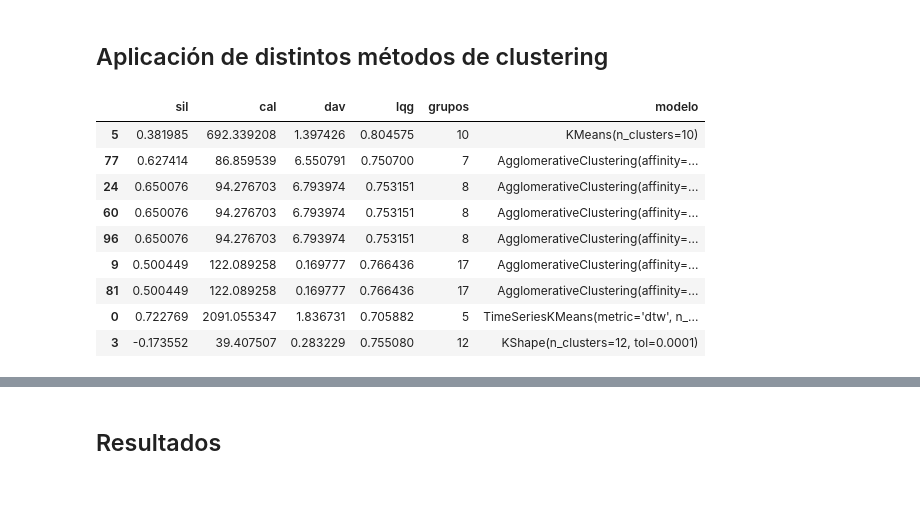
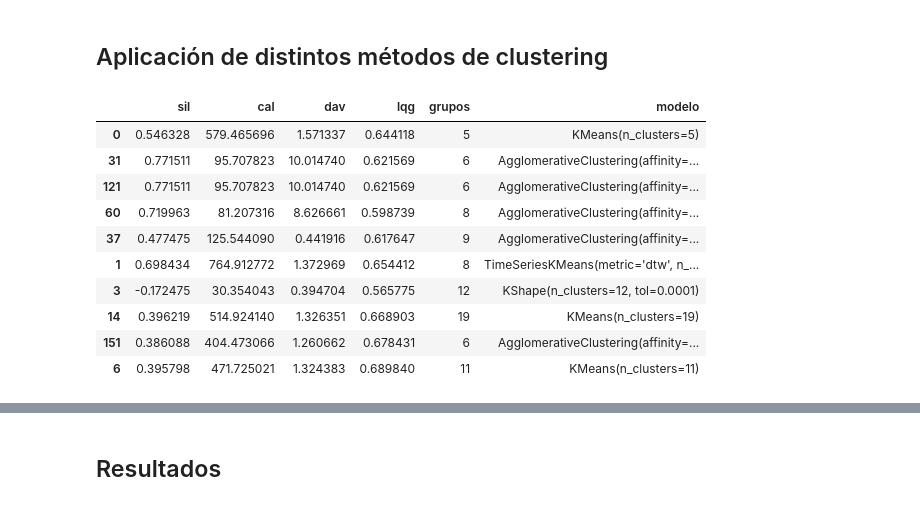
Before and after one commit to pabanib/Covid2, a Jupyter notebook: metodos_clust.ipynb, the cells around one changed output, grey strips where cells are left out. Drawn from its saved outputs; the diff is of its cells as text; code cells hidden in the pictures.

```diff
--- a/metodos_clust.ipynb
+++ b/metodos_clust.ipynb
@@ -66,7 +84,7 @@ lq_fall_conf = lq_[2]
 ind_fall_conf = lq_[0]
 
 #la variable se elige para comparar con diferentes opciones
-variable = covid2[['clasificac','personas']]
+variable = covid_acum[['clasificac','personas']]
 # %% [output]
 las cordenadas CRS son: POSGAR94
 El mes desde el cuál todos los dptos tienen al menos 1 contagiado es: 2021-01
@@ -114,8 +132,8 @@ pipe = sk.pipeline.Pipeline([
 # %%
 # ddefinimos unas metricas para evaluar resultaods
 from lq import *
-lqcovid = lq_peri(covid_acum[['clasificac','personas']])
-#lqcovid = lq_peri(covid2[['fallecido','personas']])
+lqcovid1 = lq_peri(covid_acum[['clasificac','personas']])
+lqcovid2 = lq_peri(covid_acum[['fallecido','personas']])
 
 from sklearn.metrics import silhouette_score,  calinski_harabasz_score
 def siluetas(X, model):
@@ -126,8 +144,9 @@ def inv_davies_bouldin(X,model):
     return (sk.metrics.davies_bouldin_score(X,model.labels_))**-1
 def indice_lq(X, model):
     grupos = model.labels_
-    ind = lqcovid.calcular_indice_debil(grupos)
-    return 1-ind
+    ind = lqcovid1.calcular_indice_debil(grupos)
+    ind2 = lqcovid2.calcular_indice_debil(grupos)
+    return 1-((ind+ind2)/2)
 # %%
 import sklearn.cluster
 hiperparam = {
@@ -212,6 +231,17 @@ hiperparam_kshape = {
 
 kshape = metodo(ts.KShape(),hiperparam_kshape, metricas)
 kshape.fit(XX)
+# %%
+ae = clustering_autoencoder(centroides, n_encoders = 8)
+encoders =  ae.fit_autoencoder_grupo(covid_acum,codiprov[['codpcia']].values)
+ae_km = metodo(sk.cluster.KMeans(), hiperparam, metricas)
+ae_aglo = metodo(sk.cluster.AgglomerativeClustering(),hyperparam_aglo, metricas)
+ae_km.fit(encoders)
+ae_aglo.fit(encoders)
+# %%
+encoders_tskm = ae.fit_autoencoder_grupo(covid_acum,tskm.best_model_['modelo'].iloc[0].labels_.reshape(-1,1))
+ae_tskm = metodo(sk.cluster.KMeans(), hiperparam, metricas)
+ae_tskm.fit(encoders_tskm)
 # %%
 def mapa_grupos(model):
     covid_acum_geo['grup'] = model.best_model_['modelo'].iloc[0].labels_
@@ -226,25 +257,26 @@ def metric_grup(model):
     plt.legend()
     plt.show()
 # %%
-lista = [kmeans,aglo, aglo_geo,aglo_geo2, tskm,kshape]
+lista = [kmeans,aglo, aglo_geo,aglo_geo2, tskm,kshape,ae_km, ae_aglo, ae_tskm]
 l = []
 for i in lista:
     df = i.best_metrics_.copy()
     model = i.best_model_
     df['grupos'] = model['modelo'].iloc[0].n_clusters
     df['modelo'] = model['modelo'].iloc[0]
     l.append(df)
 
 pd.concat(l)
 # %% [output]
 |  | sil | cal | dav | lqg | grupos | modelo |
-| 5 | 0.381985 | 692.339208 | 1.397426 | 0.804575 | 10 | KMeans(n_clusters=10) |
-| 77 | 0.627414 | 86.859539 | 6.550791 | 0.750700 | 7 | AgglomerativeClustering(affinity=... |
-| 24 | 0.650076 | 94.276703 | 6.793974 | 0.753151 | 8 | AgglomerativeClustering(affinity=... |
-| 60 | 0.650076 | 94.276703 | 6.793974 | 0.753151 | 8 | AgglomerativeClustering(affinity=... |
-| 96 | 0.650076 | 94.276703 | 6.793974 | 0.753151 | 8 | AgglomerativeClustering(affinity=... |
-| 9 | 0.500449 | 122.089258 | 0.169777 | 0.766436 | 17 | AgglomerativeClustering(affinity=... |
-| 81 | 0.500449 | 122.089258 | 0.169777 | 0.766436 | 17 | AgglomerativeClustering(affinity=... |
-| 0 | 0.722769 | 2091.055347 | 1.836731 | 0.705882 | 5 | TimeSeriesKMeans(metric='dtw', n_... |
-| 3 | -0.173552 | 39.407507 | 0.283229 | 0.755080 | 12 | KShape(n_clusters=12, tol=0.0001) |
+| 0 | 0.546328 | 579.465696 | 1.571337 | 0.644118 | 5 | KMeans(n_clusters=5) |
+| 31 | 0.771511 | 95.707823 | 10.014740 | 0.621569 | 6 | AgglomerativeClustering(affinity=... |
+| 121 | 0.771511 | 95.707823 | 10.014740 | 0.621569 | 6 | AgglomerativeClustering(affinity=... |
+| 60 | 0.719963 | 81.207316 | 8.626661 | 0.598739 | 8 | AgglomerativeClustering(affinity=... |
+| 37 | 0.477475 | 125.544090 | 0.441916 | 0.617647 | 9 | AgglomerativeClustering(affinity=... |
+| 1 | 0.698434 | 764.912772 | 1.372969 | 0.654412 | 8 | TimeSeriesKMeans(metric='dtw', n_... |
+| 3 | -0.172475 | 30.354043 | 0.394704 | 0.565775 | 12 | KShape(n_clusters=12, tol=0.0001) |
+| 14 | 0.396219 | 514.924140 | 1.326351 | 0.668903 | 19 | KMeans(n_clusters=19) |
+| 151 | 0.386088 | 404.473066 | 1.260662 | 0.678431 | 6 | AgglomerativeClustering(affinity=... |
+| 6 | 0.395798 | 471.725021 | 1.324383 | 0.689840 | 11 | KMeans(n_clusters=11) |
 # %%
```
Also changed, not shown: parts of 5 cells of this notebook, 41 other files.
